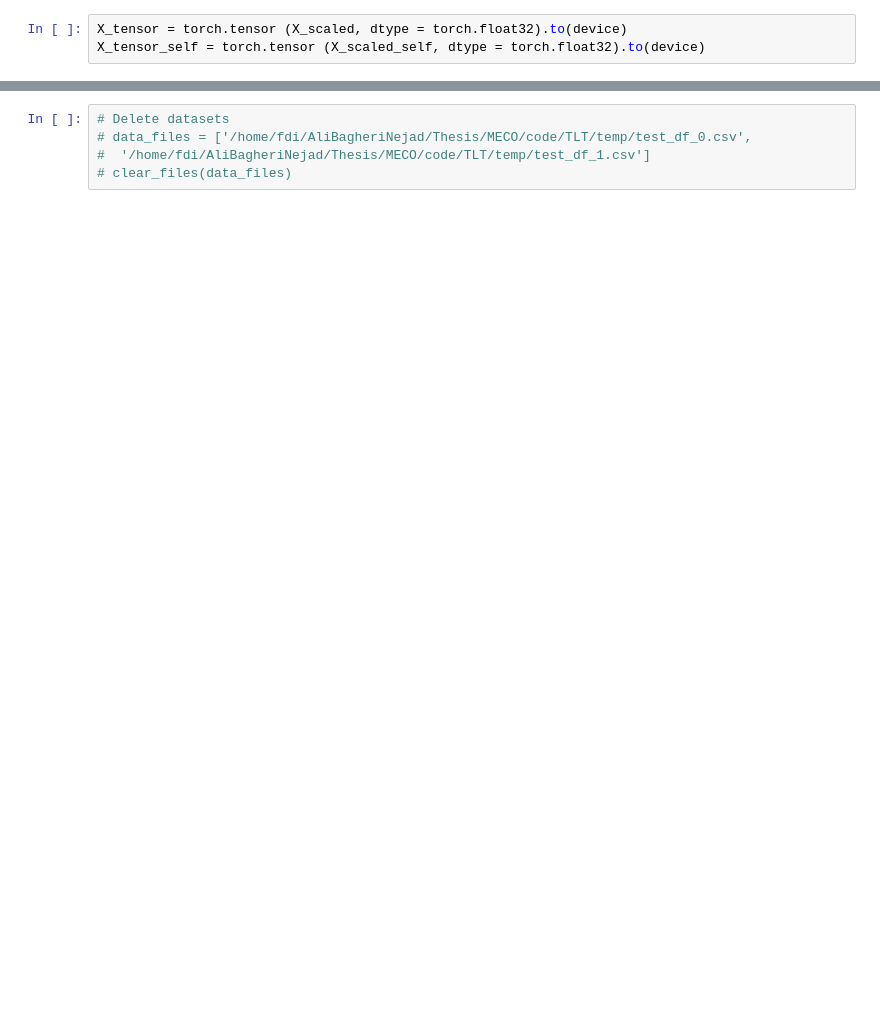
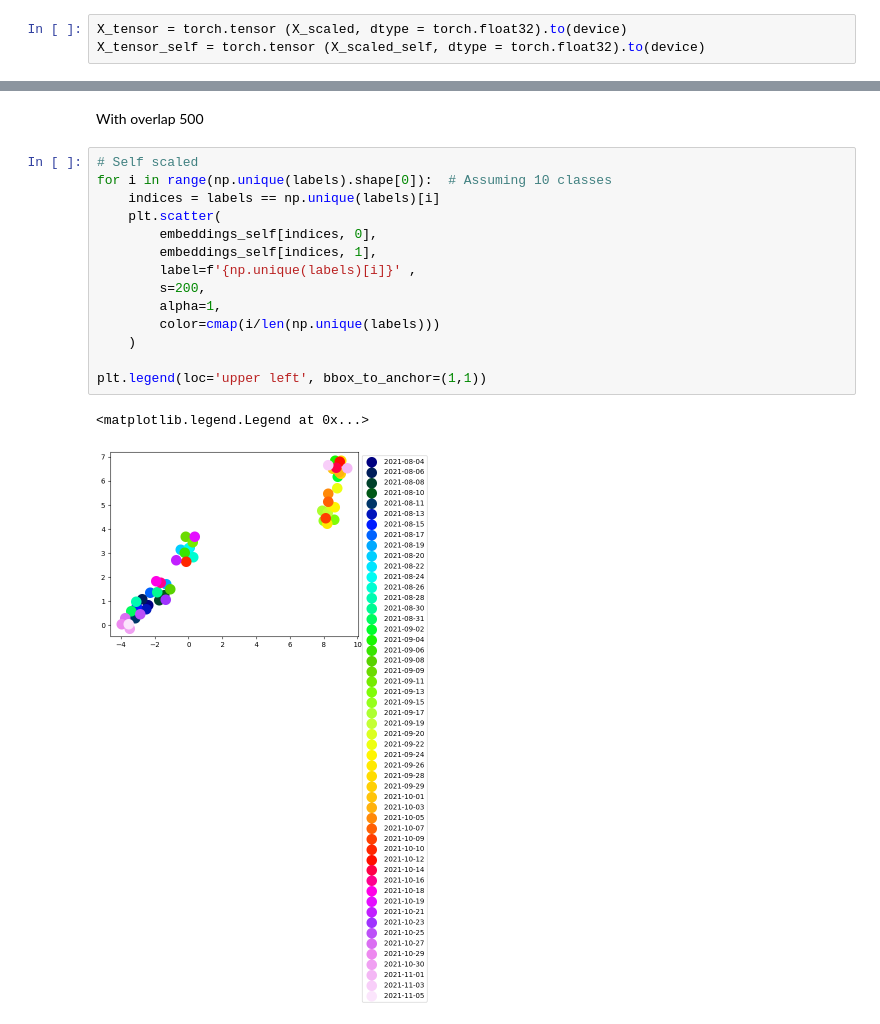
Before and after one commit to AliBagheriNejad/SDSFD, a Jupyter notebook: test_2.ipynb, the cells around one changed output, grey strips where cells are left out. Cells and saved outputs as stored; diff of their text form; blank space fills up the shorter version.

```diff
--- a/test_2.ipynb
+++ b/test_2.ipynb
@@ -136,5 +205,19 @@ plt.legend(loc='upper left', bbox_to_anchor=(1,1))
-# %%
-# Delete datasets
-# data_files = ['/home/fdi/AliBagheriNejad/Thesis/MECO/code/TLT/temp/test_df_0.csv',
-#  '/home/fdi/AliBagheriNejad/Thesis/MECO/code/TLT/temp/test_df_1.csv']
-# clear_files(data_files)
+# %% [markdown]
+With overlap 500
+# %%
+# Self scaled
+for i in range(np.unique(labels).shape[0]):  # Assuming 10 classes
+    indices = labels == np.unique(labels)[i]
+    plt.scatter(
+        embeddings_self[indices, 0],
+        embeddings_self[indices, 1],
+        label=f'{np.unique(labels)[i]}' ,
+        s=200,
+        alpha=1,
+        color=cmap(i/len(np.unique(labels)))
+    )
+
+plt.legend(loc='upper left', bbox_to_anchor=(1,1))
+# %% [output]
+<matplotlib.legend.Legend at 0x...>
+[figure, added]
```
Also changed, not shown: parts of 53 cells of this notebook, 11 other files.
